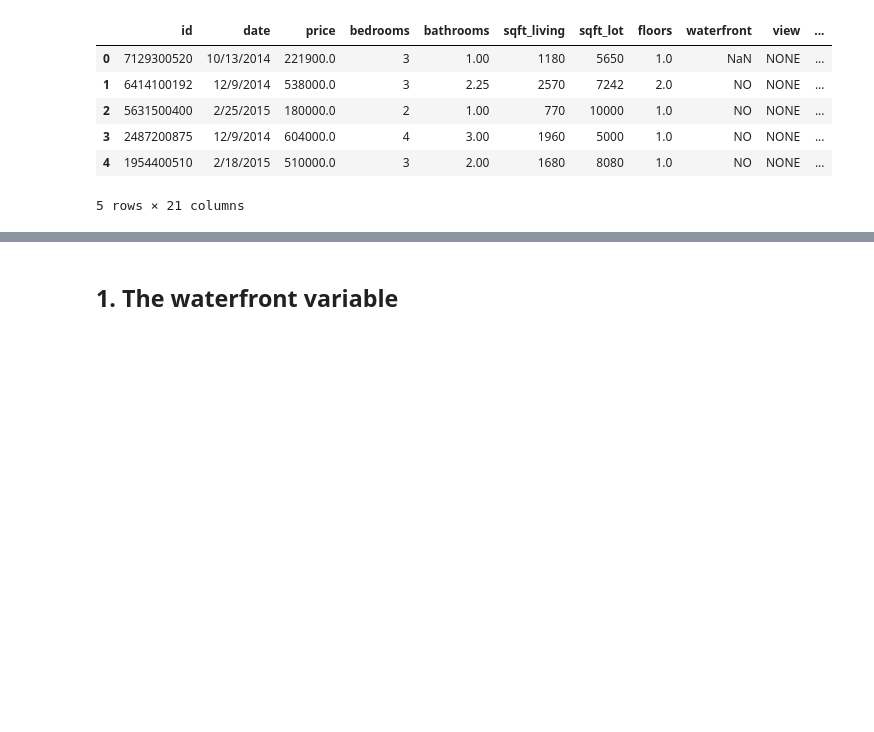
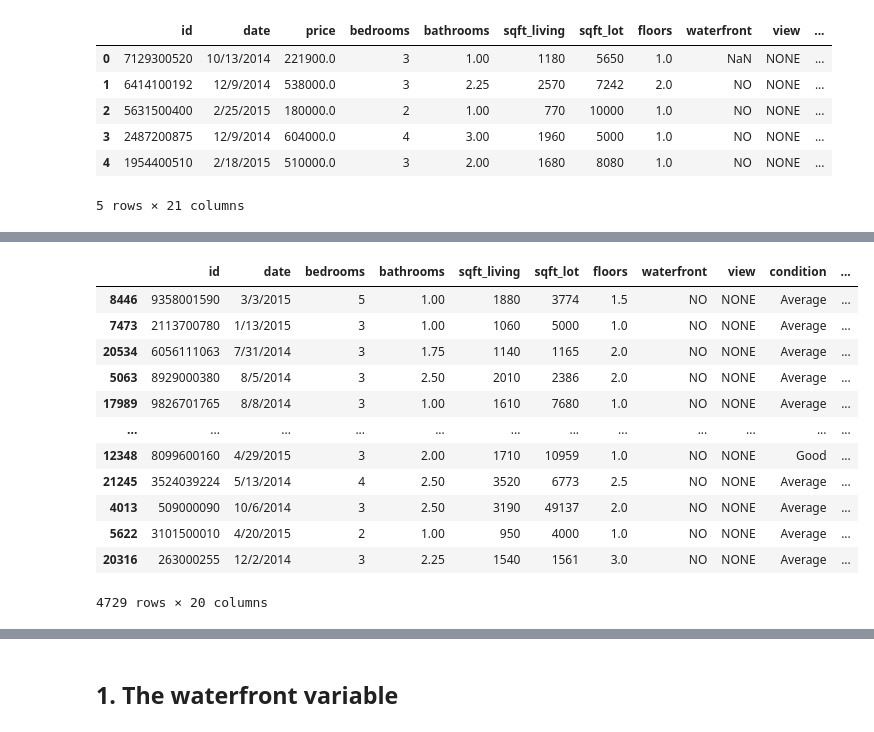
Before and after one commit to aharri123/dsc-phase-2-project-v2-3, a Jupyter notebook: student.ipynb, the cells around one changed output, grey strips where cells are left out. Drawn from its saved outputs; the diff is of its cells as text; code cells hidden in the pictures; blank space fills up the shorter version.

```diff
--- a/student.ipynb
+++ b/student.ipynb
@@ -45,0 +89,16 @@ memory usage: 3.5+ MB
+# %%
+X_test
+# %% [output]
+|  | id | date | bedrooms | bathrooms | sqft_living | sqft_lot | floors | waterfront | view | condition | ... |
+| 8446 | 9358001590 | 3/3/2015 | 5 | 1.00 | 1880 | 3774 | 1.5 | NO | NONE | Average | ... |
+| 7473 | 2113700780 | 1/13/2015 | 3 | 1.00 | 1060 | 5000 | 1.0 | NO | NONE | Average | ... |
+| 20534 | 6056111063 | 7/31/2014 | 3 | 1.75 | 1140 | 1165 | 2.0 | NO | NONE | Average | ... |
+| 5063 | 8929000380 | 8/5/2014 | 3 | 2.50 | 2010 | 2386 | 2.0 | NO | NONE | Average | ... |
+| 17989 | 9826701765 | 8/8/2014 | 3 | 1.00 | 1610 | 7680 | 1.0 | NO | NONE | Average | ... |
+| ... | ... | ... | ... | ... | ... | ... | ... | ... | ... | ... | ... |
+| 12348 | 8099600160 | 4/29/2015 | 3 | 2.00 | 1710 | 10959 | 1.0 | NO | NONE | Good | ... |
+| 21245 | 3524039224 | 5/13/2014 | 4 | 2.50 | 3520 | 6773 | 2.5 | NO | NONE | Average | ... |
+| 4013 | 509000090 | 10/6/2014 | 3 | 2.50 | 3190 | 49137 | 2.0 | NO | NONE | Average | ... |
+| 5622 | 3101500010 | 4/20/2015 | 2 | 1.00 | 950 | 4000 | 1.0 | NO | NONE | Average | ... |
+| 20316 | 263000255 | 12/2/2014 | 3 | 2.25 | 1540 | 1561 | 3.0 | NO | NONE | Average | ... |
+4729 rows × 20 columns
```
Also changed, not shown: parts of 33 cells of this notebook.
